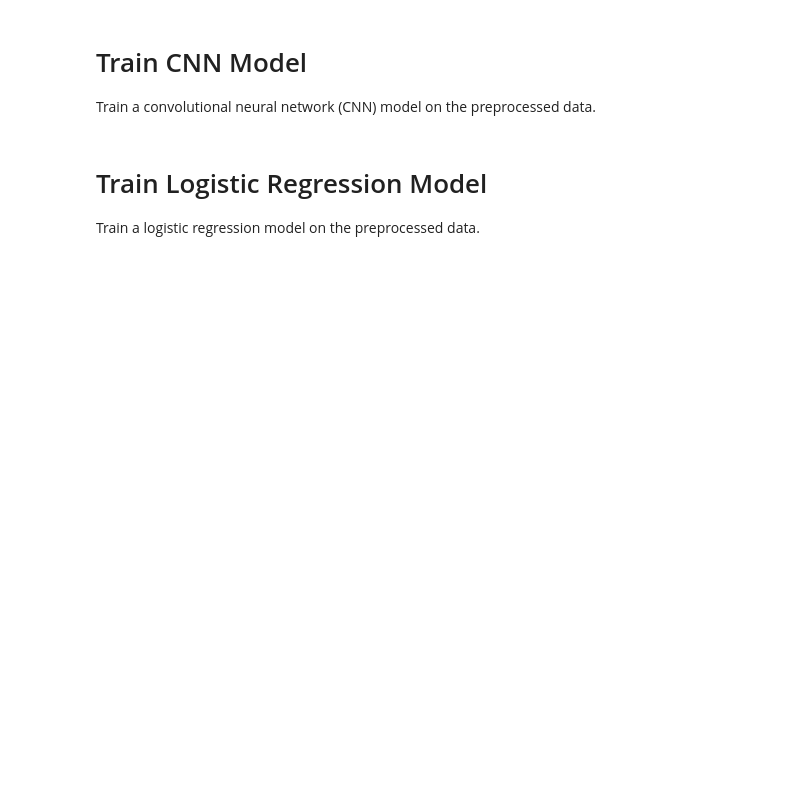
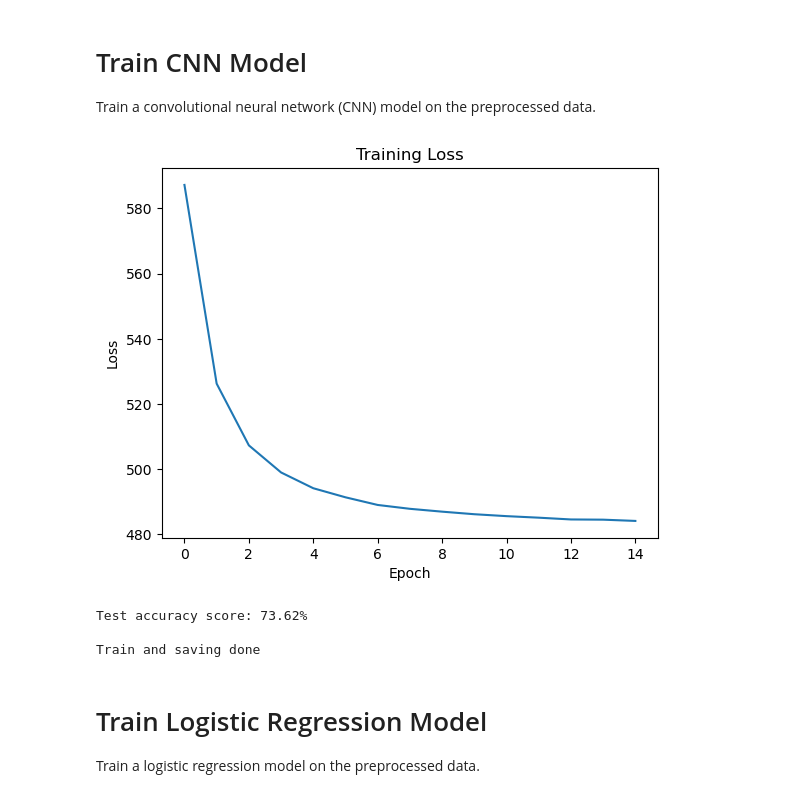
Before and after one commit to Xbostick/pdf_test, a Jupyter notebook: example.ipynb, the cells around one changed output. Saved outputs shown, nothing was run; the diff lists cells and outputs as text; code cells hidden in the pictures; blank space fills up the shorter version.

```diff
--- a/example.ipynb
+++ b/example.ipynb
@@ -46,8 +59,13 @@ Train a convolutional neural network (CNN) model on the preprocessed data.
 # %%
 from dl_functions import train
 
 # Train CNN model with 10 epochs
-model = train(x_train, x_test, newsgroups_train.target, newsgroups_test.target, model_type="CNN", epoch=10)
+model = train(x_train, x_test, newsgroups_train.target, newsgroups_test.target, model_type="CNN", epoch=15)
+# %% [output]
+[figure, added]
+Test accuracy score: 73.62%
+
+Train and saving done
 # %% [markdown]
 # Train Logistic Regression Model
 Train a logistic regression model on the preprocessed data.
```
Also changed, not shown: parts of 6 cells of this notebook, 1 other file.
